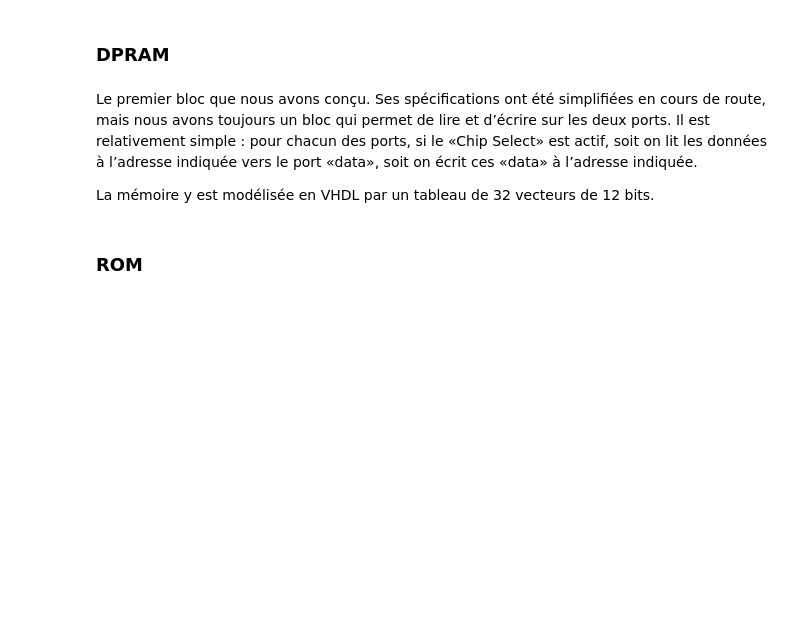
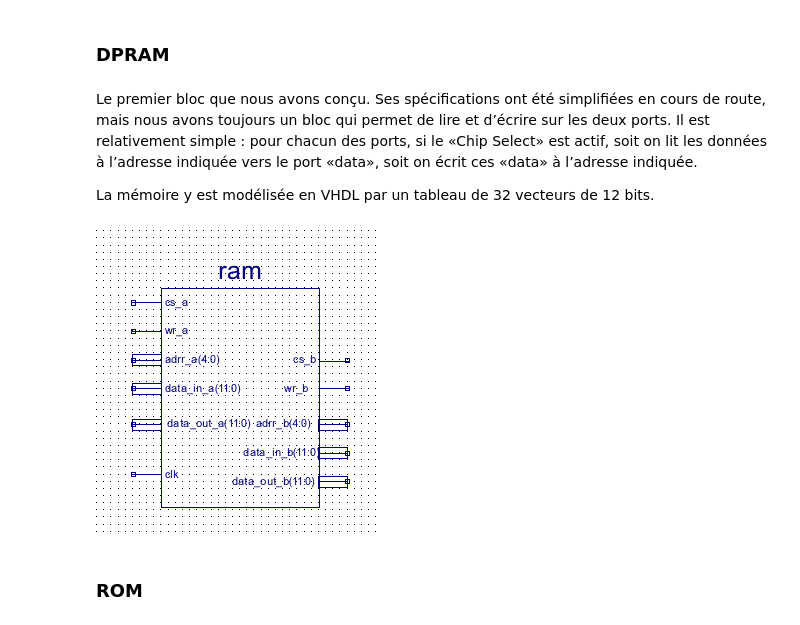
Before and after one commit to nim65s/N7, a Jupyter notebook: cours/Synthèse Numérique.ipynb, the cells around one changed output. Drawn from its saved outputs; the diff is of its cells as text; code cells hidden in the pictures; blank space fills up the shorter version.

```diff
--- a/cours/Synthèse Numérique.ipynb
+++ b/cours/Synthèse Numérique.ipynb
@@ -24,6 +24,10 @@ On utilise pour cela cinq blocs principaux:
 Le premier bloc que nous avons conçu. Ses spécifications ont été simplifiées en cours de route, mais nous avons toujours un bloc qui permet de lire et d’écrire sur les deux ports. Il est relativement simple : pour chacun des ports, si le «Chip Select» est actif, soit on lit les données  à l’adresse indiquée vers le port «data», soit on écrit ces «data» à l’adresse indiquée.
 
 La mémoire y est modélisée en VHDL par un tableau de 32 vecteurs de 12 bits.
+# %%
+Image(filename='/home/nim/Downloads/dpram.png')
+# %% [output]
+[figure, added]
 # %% [markdown]
 ### ROM
 # %% [markdown]
```
Also changed, not shown: parts of 4 cells of this notebook.
